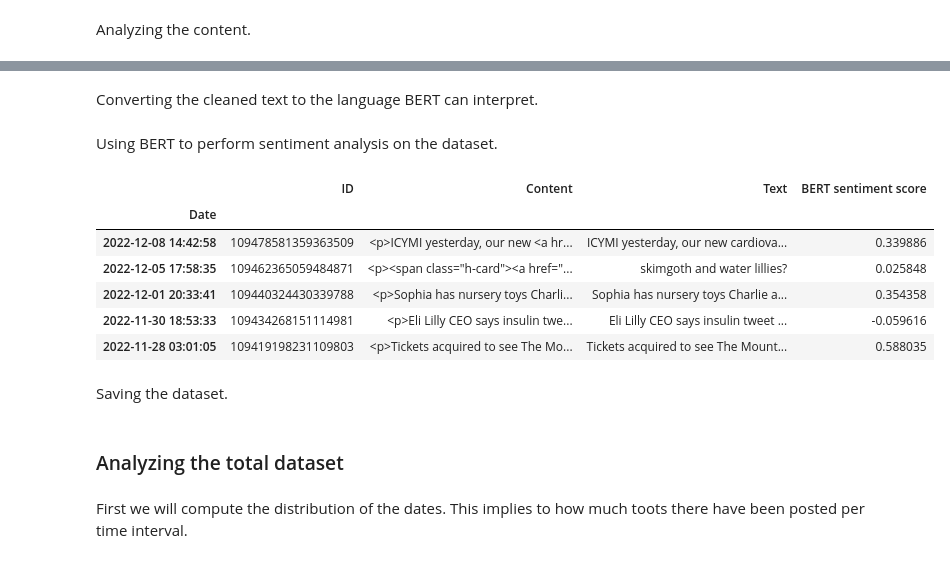
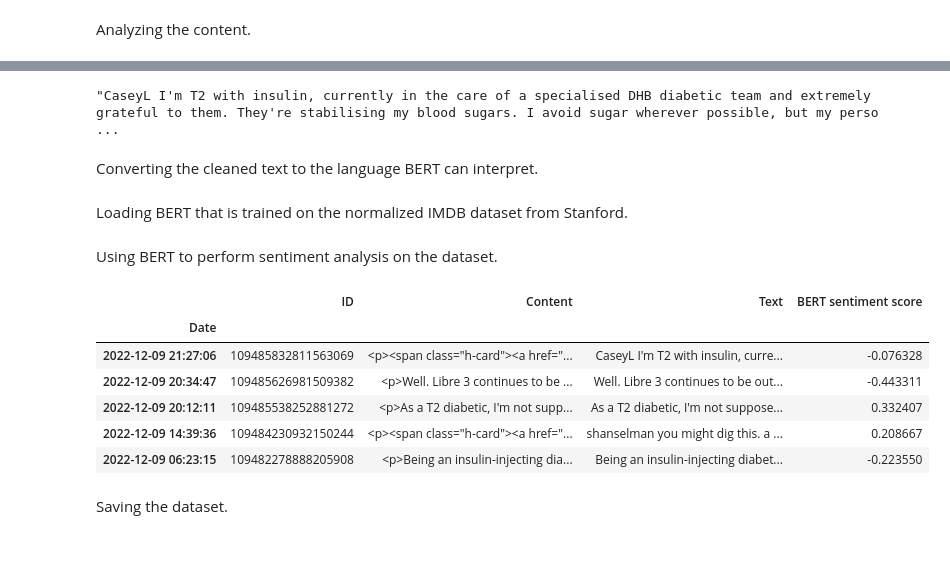
Before and after one commit to lucbijl/sociophysics, a Jupyter notebook: sentiment-analysis/lly-sentiment-analysis.ipynb, the cells around one changed output, grey strips where cells are left out. Drawn from its saved outputs; the diff is of its cells as text; code cells hidden in the pictures.

Commit message:
Updated sentiment analysis part, made seperate files for sentiment scoring and analysis.

```diff
--- a/sentiment-analysis/lly-sentiment-analysis.ipynb
+++ b/sentiment-analysis/lly-sentiment-analysis.ipynb
@@ -300,3 +182,5 @@ insulin_dataloader = DataLoader(insulin, batch_size=16, shuffle=False)
+# %%
+bert_model = torch.load('bert-imdb.pth')
 # %% [markdown]
 Using BERT to perform sentiment analysis on the dataset.
 # %%
@@ -471,3 +253,19 @@ df_total['Text'][0]
+# %%
+from bs4 import BeautifulSoup
+import re
+
+def clean_text(text):
+
+    text = BeautifulSoup(text, "html.parser").get_text()
+    text = re.sub(r'http\S+', '', text)
+    text = re.sub(r'[#@]', '', text)
+    return text
+
+df_diabetes['Text'] = df_diabetes['Content'].apply(clean_text)
+
+df_diabetes['Text'][0]
+# %% [output]
+"CaseyL I'm T2 with insulin, currently in the care of a specialised DHB diabetic team and extremely grateful to them. They're stabilising my blood sugars. I avoid sugar wherever possible, but my perso ...
 # %% [markdown]
 Converting the cleaned text to the language BERT can interpret.
 # %%
@@ -479,34 +277,38 @@ from transformers import DistilBertForSequenceClassification
 model_name = "distilbert-base-uncased"
 tokenizer = DistilBertTokenizerFast.from_pretrained(model_name)
 
-total_encodings = tokenizer(df_total['Text'].tolist(), truncation=True, padding=True, return_tensors='pt')
+diabetes_encodings = tokenizer(df_diabetes['Text'].tolist(), truncation=True, padding=True, return_tensors='pt')
 
-total = torch.utils.data.TensorDataset(total_encodings['input_ids'], total_encodings['attention_mask'])
-total_dataloader = DataLoader(total, batch_size=16, shuffle=False)
+diabetes = torch.utils.data.TensorDataset(diabetes_encodings['input_ids'], diabetes_encodings['attention_mask'])
+diabetes_dataloader = DataLoader(diabetes, batch_size=16, shuffle=False)
+# %% [markdown]
+Loading BERT that is trained on the normalized IMDB dataset from Stanford.
+# %%
+bert_model = torch.load('bert-imdb.pth')
 # %% [markdown]
 Using BERT to perform sentiment analysis on the dataset.
 # %%
 bert_model.eval()
 list_predicted_scores = []
 
 with torch.no_grad():
-    for batch in total_dataloader:
+    for batch in diabetes_dataloader:
         input_ids, attention_mask = batch
         output = bert_model(input_ids=input_ids, attention_mask=attention_mask)
         predicted_scores = output.logits.view(-1)
 
         list_predicted_scores.extend(predicted_scores.tolist())
 
-df_total['BERT sentiment score'] = list_predicted_scores
+df_diabetes['BERT sentiment score'] = list_predicted_scores
 
-df_total.head(5)
+df_diabetes.head(5)
 # %% [output]
 |  | ID | Content | Text | BERT sentiment score |
 | Date |  |  |  |  |
-| 2022-12-08 14:42:58 | 109478581359363509 | <p>ICYMI yesterday, our new <a hr... | ICYMI yesterday, our new cardiova... | 0.339886 |
-| 2022-12-05 17:58:35 | 109462365059484871 | <p><span class="h-card"><a href="... | skimgoth and water lillies? | 0.025848 |
-| 2022-12-01 20:33:41 | 109440324430339788 | <p>Sophia has nursery toys Charli... | Sophia has nursery toys Charlie a... | 0.354358 |
-| 2022-11-30 18:53:33 | 109434268151114981 | <p>Eli Lilly CEO says insulin twe... | Eli Lilly CEO says insulin tweet ... | -0.059616 |
-| 2022-11-28 03:01:05 | 109419198231109803 | <p>Tickets acquired to see The Mo... | Tickets acquired to see The Mount... | 0.588035 |
+| 2022-12-09 21:27:06 | 109485832811563069 | <p><span class="h-card"><a href="... | CaseyL I'm T2 with insulin, curre... | -0.076328 |
+| 2022-12-09 20:34:47 | 109485626981509382 | <p>Well. Libre 3 continues to be ... | Well. Libre 3 continues to be out... | -0.443311 |
+| 2022-12-09 20:12:11 | 109485538252881272 | <p>As a T2 diabetic, I'm not supp... | As a T2 diabetic, I'm not suppose... | 0.332407 |
+| 2022-12-09 14:39:36 | 109484230932150244 | <p><span class="h-card"><a href="... | shanselman you might dig this. a ... | 0.208667 |
+| 2022-12-09 06:23:15 | 109482278888205908 | <p>Being an insulin-injecting dia... | Being an insulin-injecting diabet... | -0.223550 |
 # %% [markdown]
 Saving the dataset.
@@ -518,4 +314,0 @@ with open('../datasets/bert-scored/total.pkl', 'wb') as file:
-# %% [markdown]
-### Analyzing the total dataset
-# %% [markdown]
-First we will compute the distribution of the dates. This implies to how much toots there have been posted per time interval.
```
Also changed, not shown: parts of 79 cells of this notebook, 2 other files.
